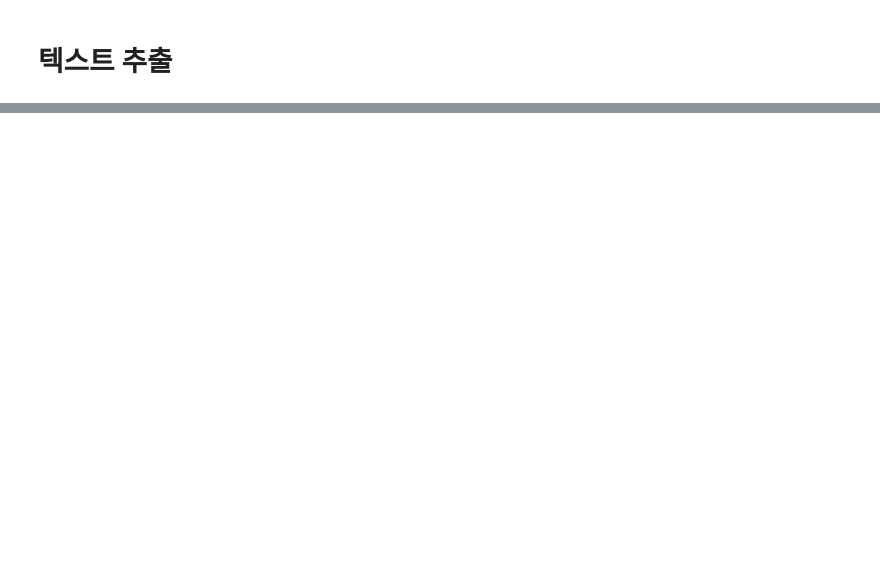
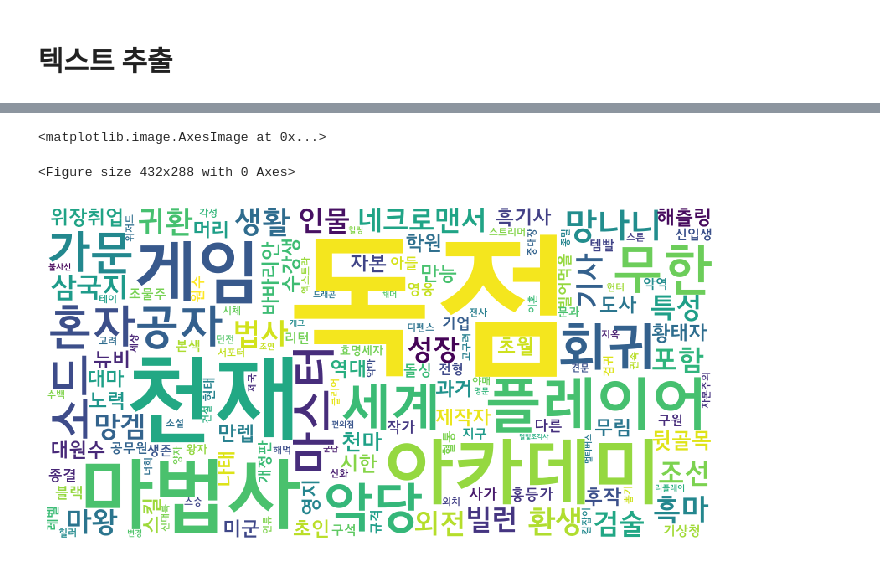
Before and after one commit to sorijoo/Webnovel-project, a Jupyter notebook: text.ipynb, the cells around one changed output, grey strips where cells are left out. Saved outputs shown, nothing was run; the diff lists cells and outputs as text; code cells hidden in the pictures; blank space fills up the shorter version.

```diff
--- a/text.ipynb
+++ b/text.ipynb
@@ -64,15 +86,17 @@ FileNotFoundError: [Errno 2] No such file or directory: 'data/champion_story.csv
 # %%
-def make_wordcloud(name):
+genre = fantasy
 
-    name = name.lower()
-    if not name in champ_dic.keys():
-        return print("그런 챔피언은 없습니다!")
-    okt = Okt()
-    nouns = okt.nouns(champ_dic[name]) # 명사만 추출
+def make_wordcloud(genre):
 
-    words = [n for n in nouns if len(n) > 1] # 단어의 길이가 1개인 것은 제외
+    # text = pd.read_csv(f"data/novel_list_top_100_{장르}.csv")
+    tmp = genre.apply(lambda x: str(x["제목"]) + str(x["요약"]), axis=1)
+    corpus = " ".join(tmp.tolist())
 
 
+    #okt = Okt()
+    nouns = okt.nouns(corpus)
+    words = [n for n in nouns if len(n) > 1]
+     # 단어의 길이가 1개인 것은 제외
     c = Counter(words) # 위에서 얻은 words를 처리하여 단어별 빈도수 형태의 딕셔너리 데이터를 구함
     wc = WordCloud(font_path='System/Library/Fonts/JejuGothic.ttf', scale=2.0,background_color='white')
     gen = wc.generate_from_frequencies(c)
@@ -81,3 +105,9 @@ def make_wordcloud(name):
     plt.axis('off')
 
     return plt.imshow(gen)
+# %%
+make_wordcloud(genre)
+# %% [output]
+<matplotlib.image.AxesImage at 0x...>
+<Figure size 432x288 with 0 Axes>
+[figure, added]
```
Also changed, not shown: parts of 8 cells of this notebook.
